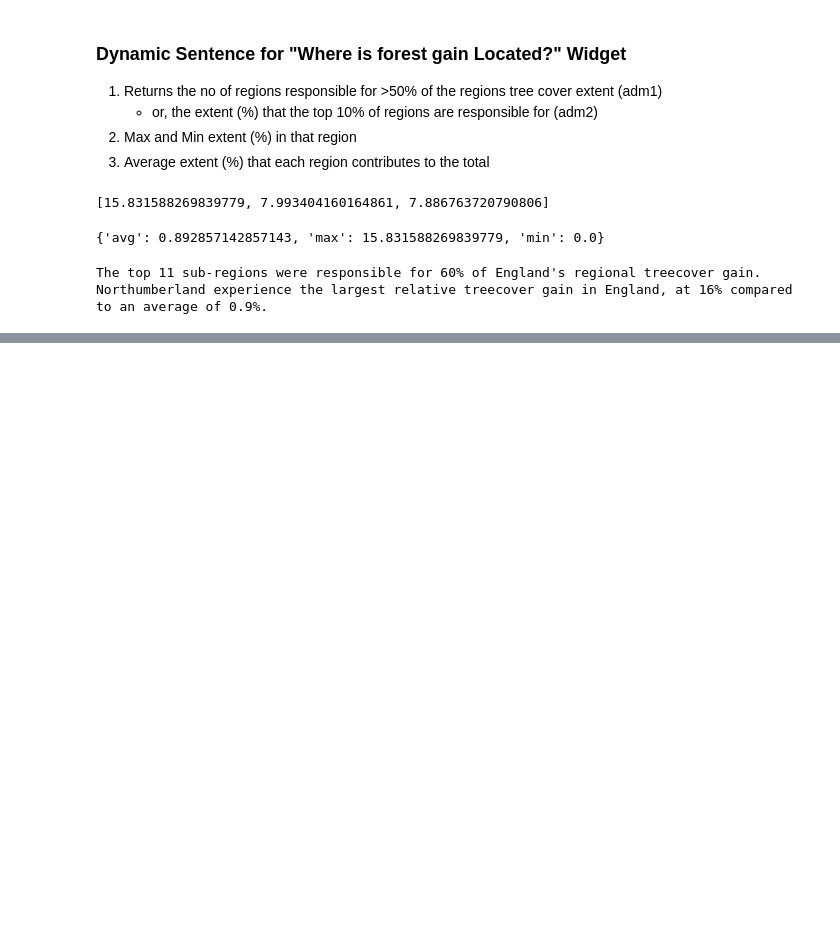
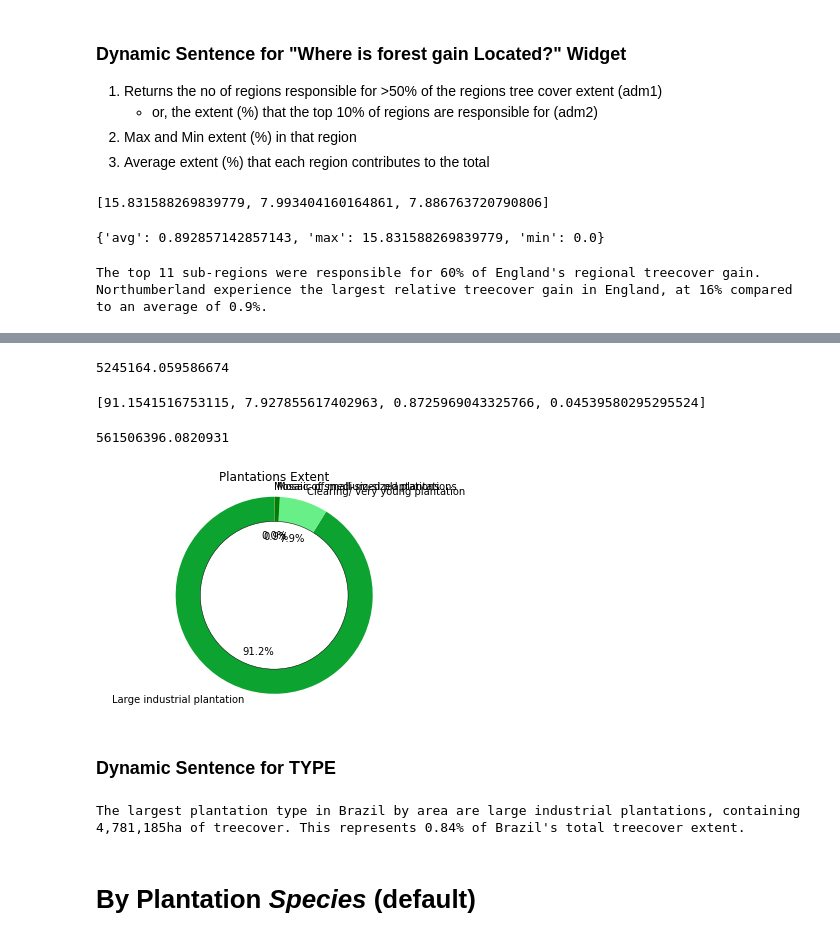
Before and after one commit to Vizzuality/data_sci_tutorials, a Jupyter notebook: work/Country_pages_examples.ipynb, the cells around one changed output, grey strips where cells are left out. Drawn from its saved outputs; the diff is of its cells as text; code cells hidden in the pictures; blank space fills up the shorter version.

Commit message:
Adds Plantations Widgets

```diff
--- a/work/Country_pages_examples.ipynb
+++ b/work/Country_pages_examples.ipynb
@@ -2317,0 +2479,57 @@ The top 11 sub-regions were responsible for 60% of England's regional treecover
+# %%
+#Calculate the cpombined plantation area, and populate size(ha) and label arrays
+
+total_plantation_area = 0
+sizes = []
+labels = []
+
+for p in plantations_ha:
+    if p.get('plantation_extent') != 0:
+        total_plantation_area += p.get('plantation_extent')
+        sizes.append(p.get('plantation_extent'))
+        labels.append(p.get('bound1'))
+total_plantation_area
+# %% [output]
+5245164.059586674
+# %%
+# calculate percentages relative to total plantation extent
+plantation_percent = []
+
+for s in sizes:
+    if s != 0:
+        plantation_percent.append(100*s/total_plantation_area)
+plantation_percent
+# %% [output]
+[91.1541516753115, 7.927855617402963, 0.8725969043325766, 0.04539580295295524]
+# %%
+#Calculate extent outside of plantations
+
+other_areas = extent[0].get('value') - total_plantation_area
+other_areas
+# %% [output]
+561506396.0820931
+# %%
+# Example donut chart
+# NOTE - THE COLOURS ARE NOT NECESSARILY THOSE NEEDED FOR PRODUCTION
+
+# Use the below if you wish to include 'Other areas' data (doesn't look great in most cases!)
+
+"""
+labels.append('Other areas')
+sizes.append(other_areas)
+"""
+
+fig1, ax1 = plt.subplots()
+ax1.pie(sizes, labels=labels, autopct='%1.1f%%',
+        shadow=False, startangle=90, colors=['#0da330', '#69ef88','green','grey'])
+ax1.axis('equal')
+centre_circle = plt.Circle((0,0),0.75,color='black', fc='white',linewidth=0.5)
+fig1 = plt.gcf()
+fig1.gca().add_artist(centre_circle)
+plt.title('Plantations Extent')
+plt.show()
+# %% [output]
+[figure, added]
+# %% [markdown]
+<a id='s16'></a>
+### Dynamic Sentence for TYPE
@@ -2317,0 +2553,20 @@ The top 11 sub-regions were responsible for 60% of England's regional treecover
+# %%
+#Dynamic sentence. For type.
+if adm2:
+    region_name = adm2_to_name[adm2]
+elif adm1:
+    region_name = adm1_to_name[adm1]
+elif adm0:
+    region_name = iso_to_countries[adm0]
+
+print(f"The largest plantation type in {region_name} by area are ", end="")
+print(f"{plantation_type_dict[plantations_ha[0].get('bound1')]} plantations, ", end="")
+print(f"containing {plantations_ha[0].get('plantation_extent'):,.0f}ha of treecover. ", end="")
+
+print(f"This represents {100*plantations_ha[0].get('plantation_extent')/ extent[0].get('value'):.2f}% ", end="")
+print(f"of {region_name}'s total treecover extent. ", end="")
+# %% [output]
+The largest plantation type in Brazil by area are large industrial plantations, containing 4,781,185ha of treecover. This represents 0.84% of Brazil's total treecover extent.
+# %% [markdown]
+<a id='s17'></a>
+# By Plantation *Species* (default)
```
Also changed, not shown: parts of 25 cells of this notebook.
